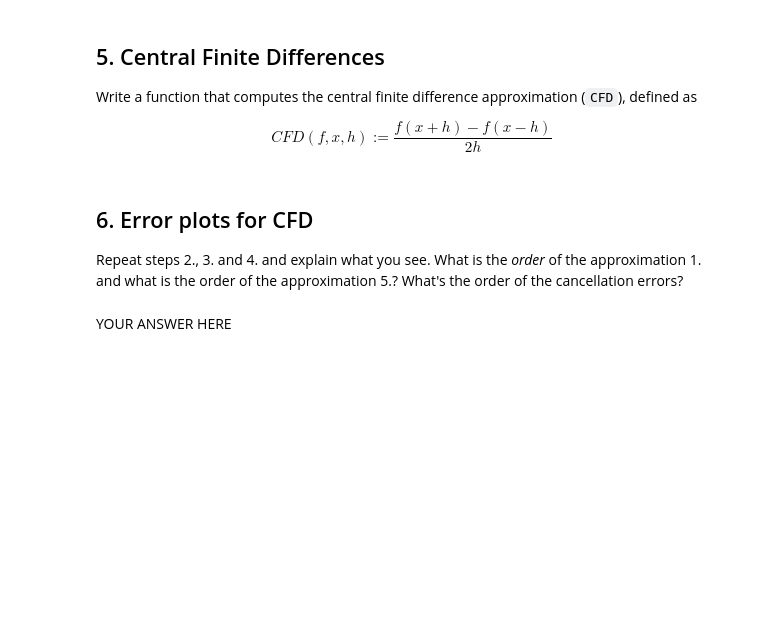
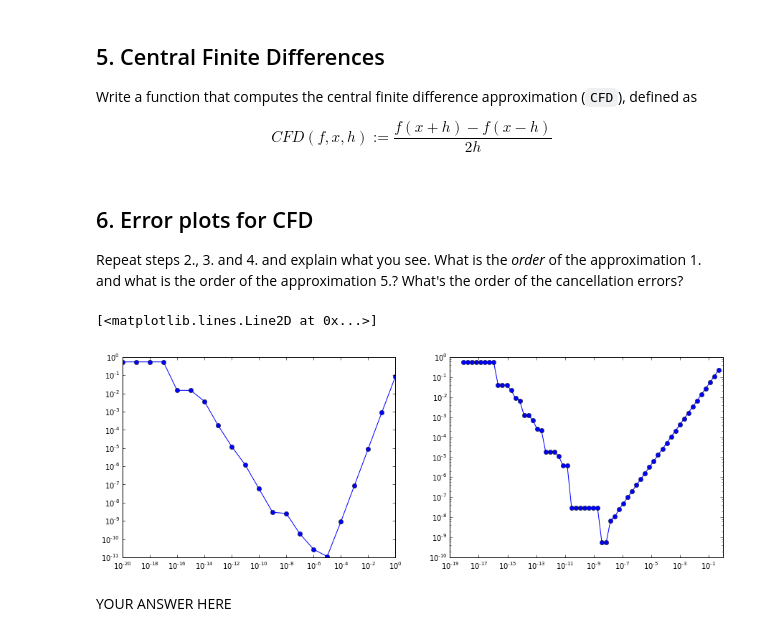
Before and after one commit to pdicerbo/P1.4, a Jupyter notebook: Basics/D1-exercises.ipynb, the cells around one changed output. Cells and saved outputs as stored; diff of their text form; code cells hidden in the pictures; blank space fills up the shorter version.

```diff
--- a/Basics/D1-exercises.ipynb
+++ b/Basics/D1-exercises.ipynb
@@ -110,10 +121,9 @@ Write a function that computes the central finite difference approximation (`CFD
 $$
 CFD(f,x,h) := \frac{f(x+h)-f(x-h)}{2h}
 $$
-# %%
-def CFD(f, x, h):
-    # YOUR CODE HERE
-    raise NotImplementedError()
+# %%
+def CFD(f, x, h):
+    return ((f(x + h) - f(x - h)) / ( 2. * h ))
 # %%
 assert_equal(CFD(lambda x: x**2, 0.0, .5), 0.0)
 assert_equal(CFD(lambda x: x**2, 1.0, .5), 2.0)
@@ -127,3 +134,24 @@ raise NotImplementedError()
+# %%
+x = 1
+fd1 = []
+fd2 = []
+for i in range(21):
+    fd1.append( CFD(sin, x, 10.**(-i)) )
+err = abs(array(fd1) - cos(1.))
+step = array([10.**(-i) for i in range(21)])
+
+for i in range(1, 61):
+    fd2.append( FD(sin, x, 2.**(-i)) )
+
+err2 = abs(array(fd2) - cos(1.))
+step2 = array([2.**(-i) for i in range(1, 61)])
+
+f, (ax1, ax2) = subplots(1, 2, figsize=(15, 5))
+ax1.loglog(step, err, '-o')
+ax2.loglog(step2, err2, '-o')#, basex=2)
+# %% [output]
+[<matplotlib.lines.Line2D at 0x...>]
+[figure, added]
 # %% [markdown]
 YOUR ANSWER HERE
 # %% [markdown]
```
Also changed, not shown: parts of 3 cells of this notebook.
